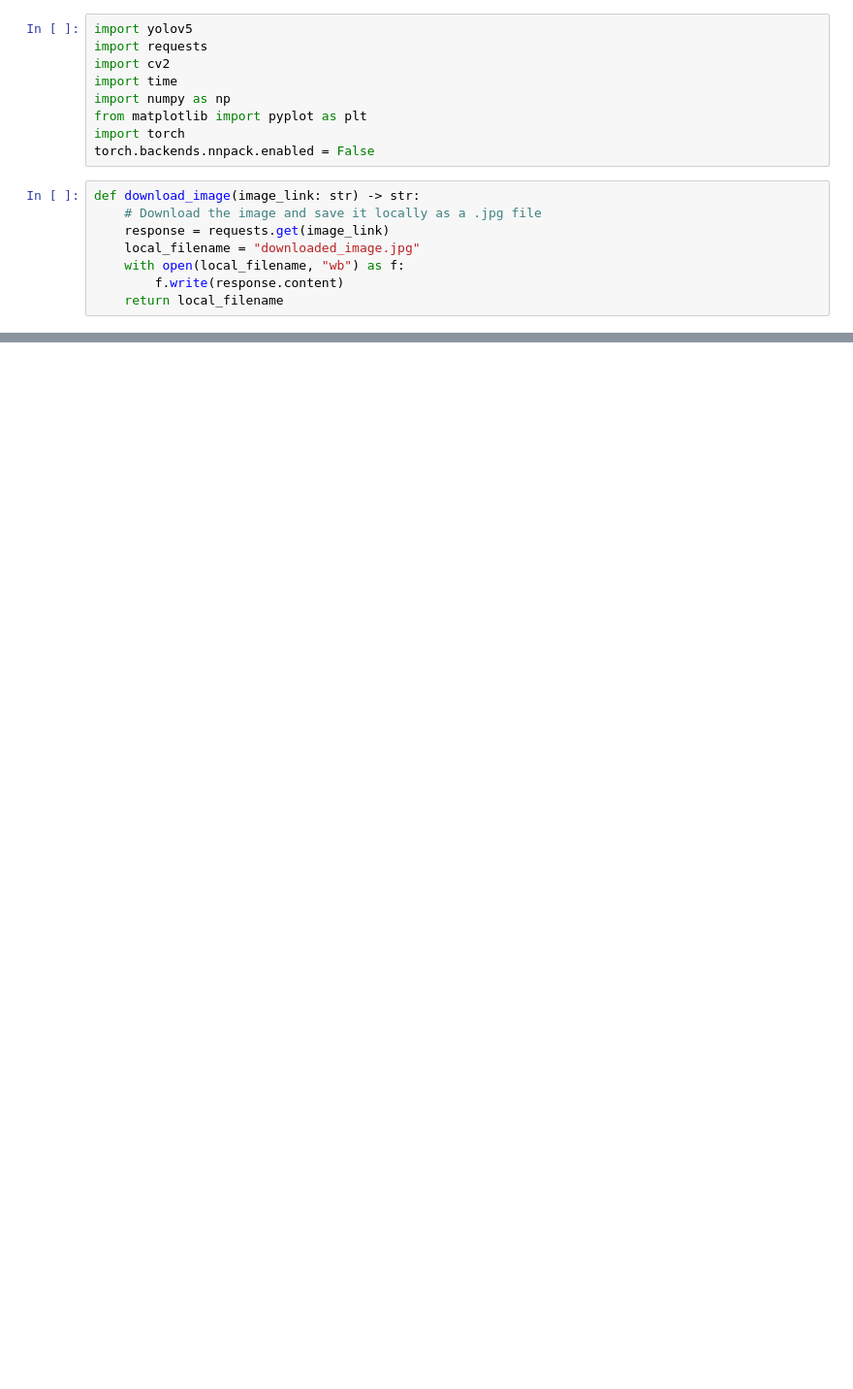
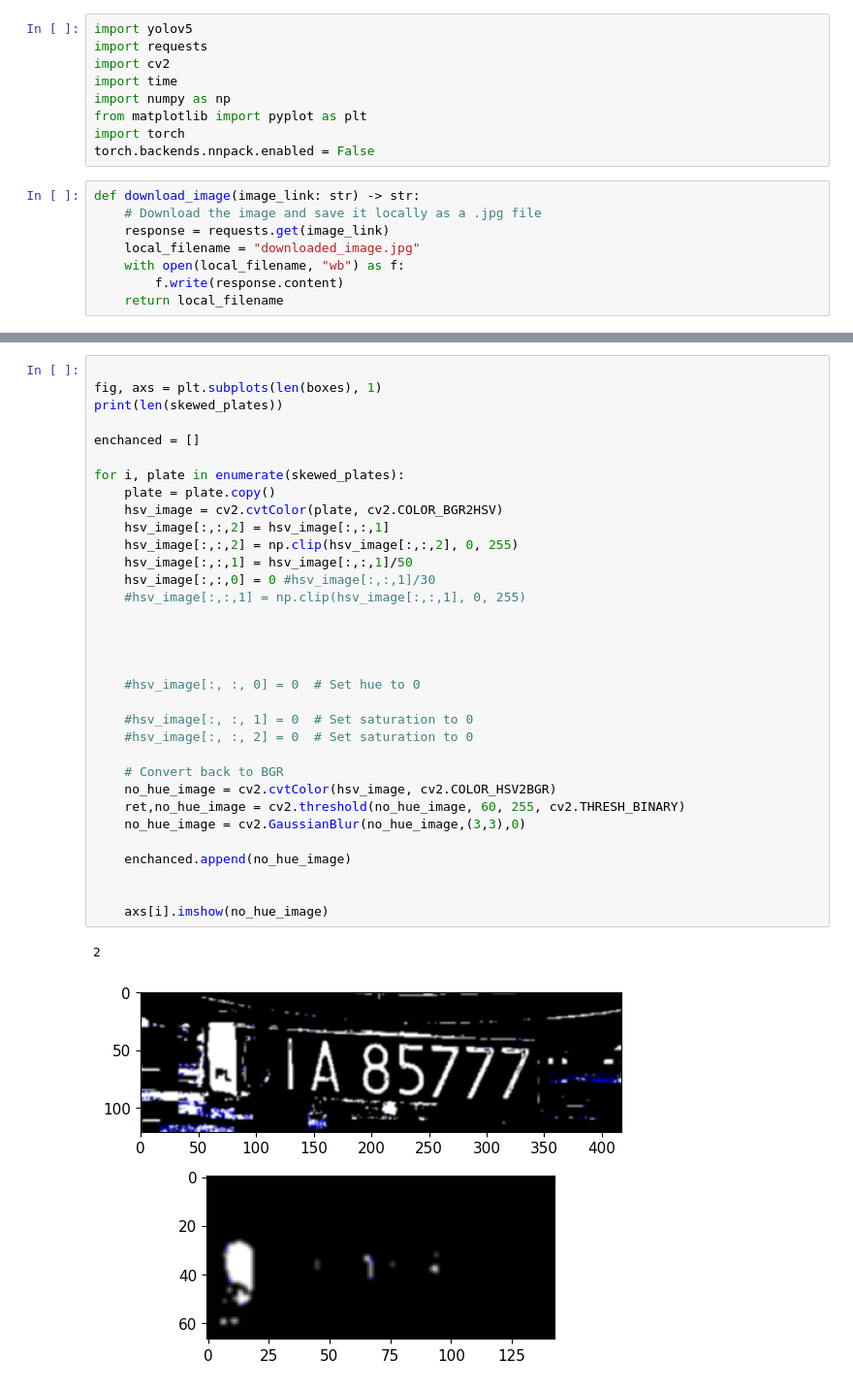
Before and after one commit to jurstu/labaOpenCV, a Jupyter notebook: project/playground_for_tests/notebookALPR/main.ipynb, the cells around one changed output, grey strips where cells are left out. Shown: that part at 97% size. Drawn from its saved outputs; the diff is of its cells as text; blank space fills up the shorter version.

```diff
--- a/project/playground_for_tests/notebookALPR/main.ipynb
+++ b/project/playground_for_tests/notebookALPR/main.ipynb
@@ -108,0 +116,36 @@ for i, box in enumerate(boxes):
+# %%
+
+fig, axs = plt.subplots(len(boxes), 1)
+print(len(skewed_plates))
+
+enchanced = []
+
+for i, plate in enumerate(skewed_plates):
+    plate = plate.copy()
+    hsv_image = cv2.cvtColor(plate, cv2.COLOR_BGR2HSV)
+    hsv_image[:,:,2] = hsv_image[:,:,1]
+    hsv_image[:,:,2] = np.clip(hsv_image[:,:,2], 0, 255)
+    hsv_image[:,:,1] = hsv_image[:,:,1]/50
+    hsv_image[:,:,0] = 0 #hsv_image[:,:,1]/30
+    #hsv_image[:,:,1] = np.clip(hsv_image[:,:,1], 0, 255)
+
+
+
+
+    #hsv_image[:, :, 0] = 0  # Set hue to 0
+
+    #hsv_image[:, :, 1] = 0  # Set saturation to 0
+    #hsv_image[:, :, 2] = 0  # Set saturation to 0
+
+    # Convert back to BGR
+    no_hue_image = cv2.cvtColor(hsv_image, cv2.COLOR_HSV2BGR)
+    ret,no_hue_image = cv2.threshold(no_hue_image, 60, 255, cv2.THRESH_BINARY)
+    no_hue_image = cv2.GaussianBlur(no_hue_image,(3,3),0)
+
+    enchanced.append(no_hue_image)
+
+
+    axs[i].imshow(no_hue_image)
+# %% [output]
+2
+[figure, added]
```
Also changed, not shown: parts of 9 cells of this notebook.
